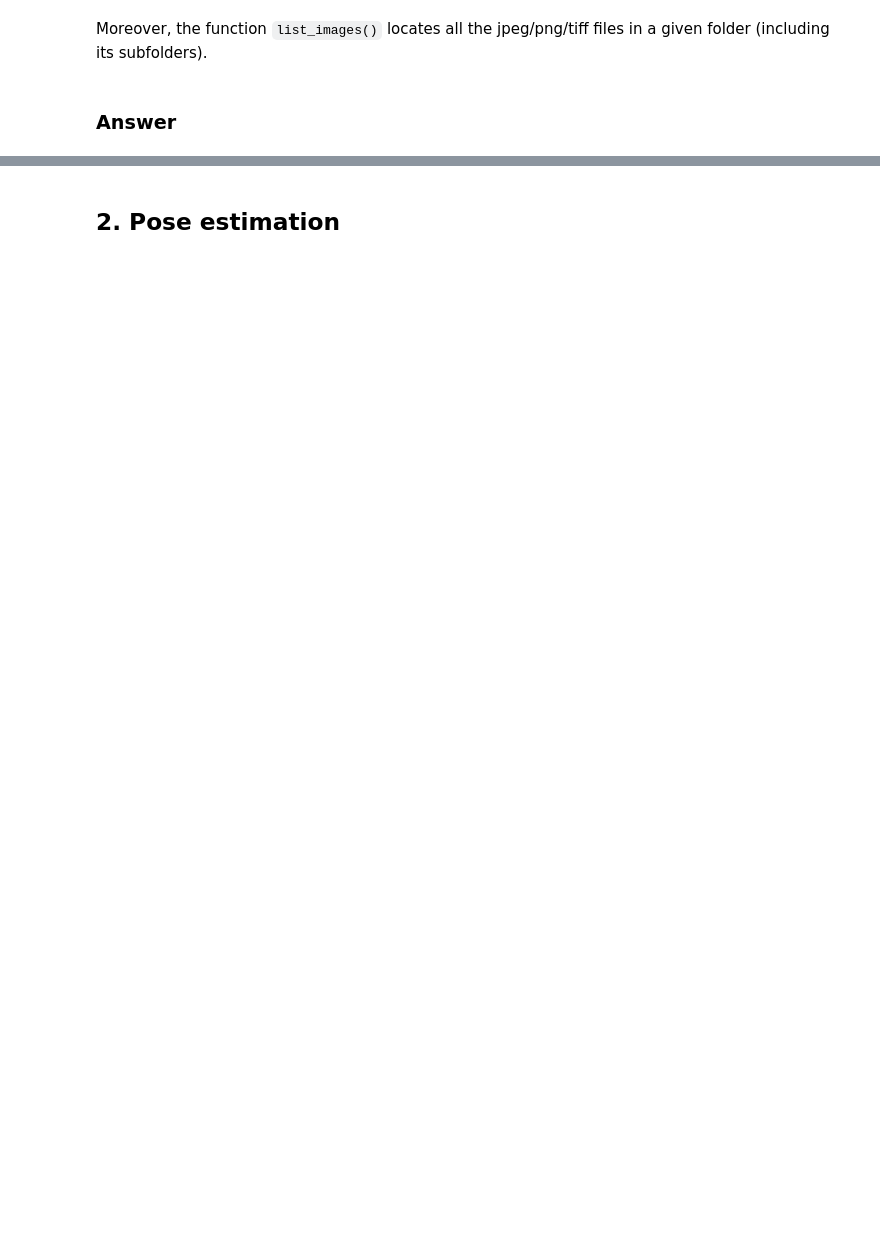
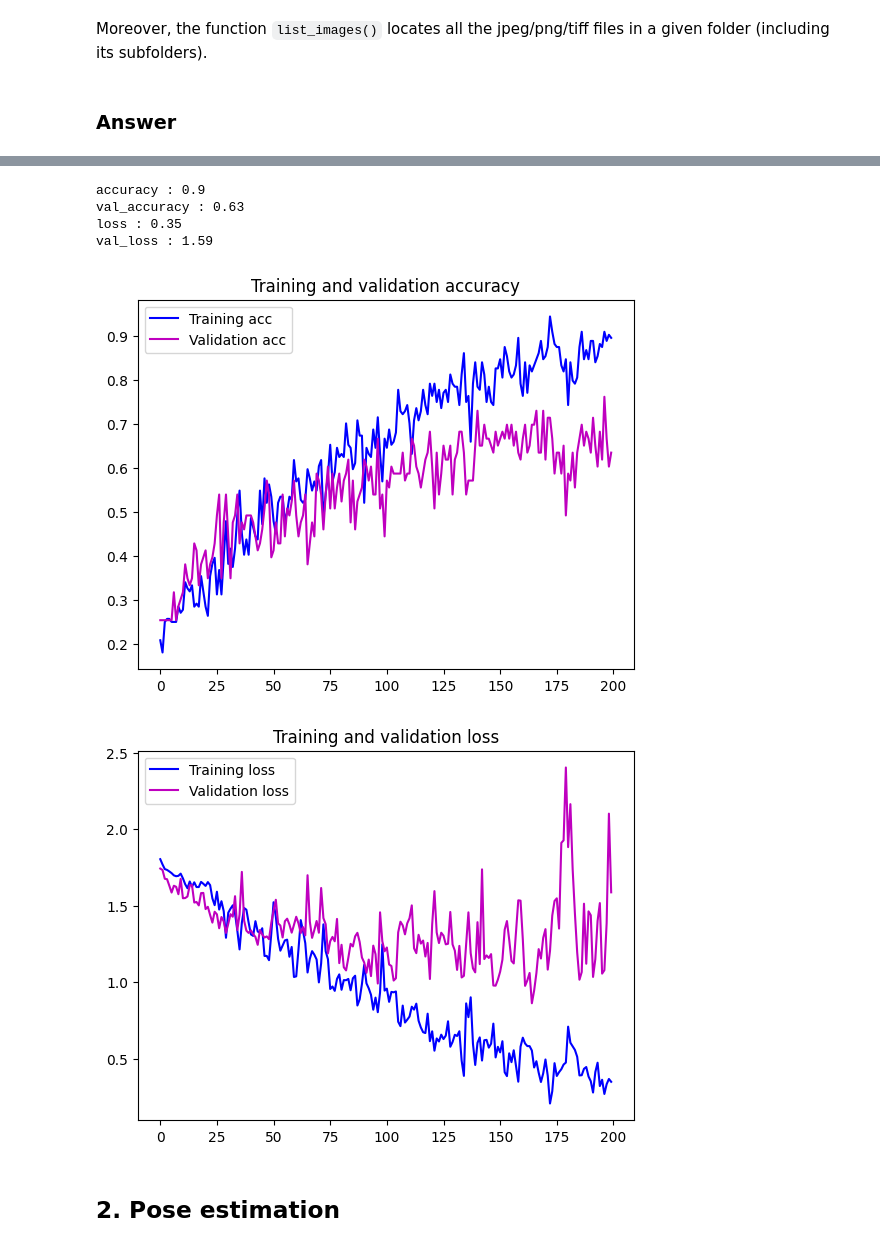
Before and after one commit to AntoninJuquel/facial-recognition-esiee, a Jupyter notebook: TP7_FaceRecognition.ipynb, the cells around one changed output, grey strips where cells are left out. Cells and saved outputs as stored; diff of their text form; code cells hidden in the pictures; blank space fills up the shorter version.

```diff
--- a/TP7_FaceRecognition.ipynb
+++ b/TP7_FaceRecognition.ipynb
@@ -245,14 +293,14 @@ def labels_to_categorical(labels):
 # %%
 def plot_model_history(history):
-  acc = history.history['accuracy']
-  val_acc = history.history['val_accuracy']
+  accuracy = history.history['accuracy']
+  val_accuracy = history.history['val_accuracy']
   loss = history.history['loss']
   val_loss = history.history['val_loss']
 
-  epochs = range(len(acc))
+  epochs = range(len(accuracy))
 
-  plt.plot(epochs, acc, 'b', label='Training acc')
-  plt.plot(epochs, val_acc, 'm', label='Validation acc')
+  plt.plot(epochs, accuracy, 'b', label='Training acc')
+  plt.plot(epochs, val_accuracy, 'm', label='Validation acc')
   plt.title('Training and validation accuracy')
   plt.legend()
 
@@ -263,5 +311,11 @@ def plot_model_history(history):
   plt.title('Training and validation loss')
   plt.legend()
 
+  ACCURACY = round(accuracy[-1], 2)
+  VAL_ACCURACY = round(val_accuracy[-1], 2)
+  LOSS = round(loss[-1], 2)
+  VAL_LOSS = round(val_loss[-1], 2)
+  print(f"accuracy : {ACCURACY}\nval_accuracy : {VAL_ACCURACY}\nloss : {LOSS}\nval_loss : {VAL_LOSS}")
+
   plt.show()
 # %%
@@ -363,5 +415,12 @@ plot_model_history(cnn_7(train_dataset, test_dataset))
 # %%
-plot_model_history(cnn_12(train_dataset, test_dataset))
+plot_model_history(complex_cnn(train_dataset, test_dataset, 200))
+# %% [output]
+accuracy : 0.9
+val_accuracy : 0.63
+loss : 0.35
+val_loss : 1.59
+[figure, added]
+[figure, added]
 # %% [markdown]
 ## 2. Pose estimation
 # %% [markdown]
```
Also changed, not shown: parts of 57 cells of this notebook, 1 other file.
